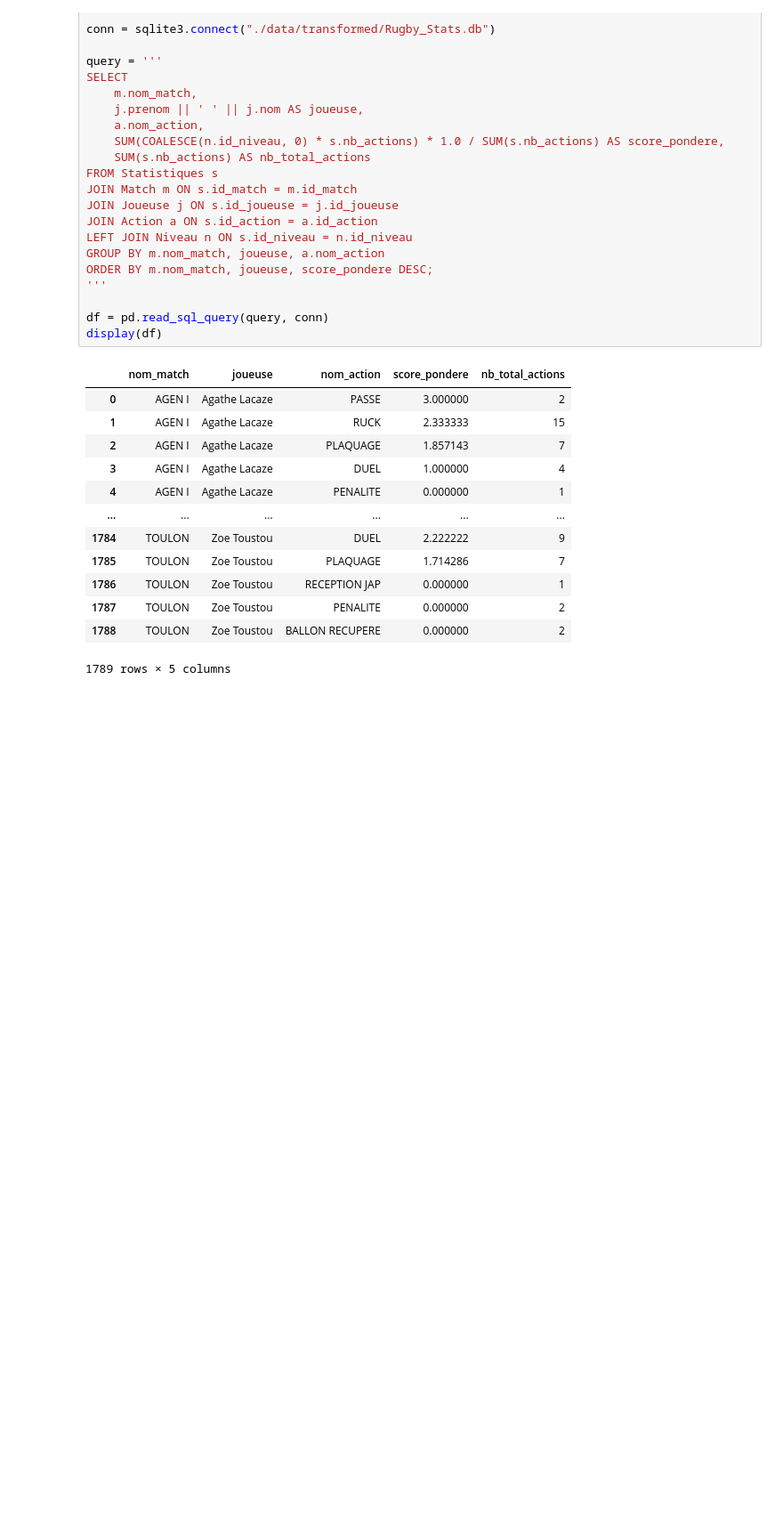
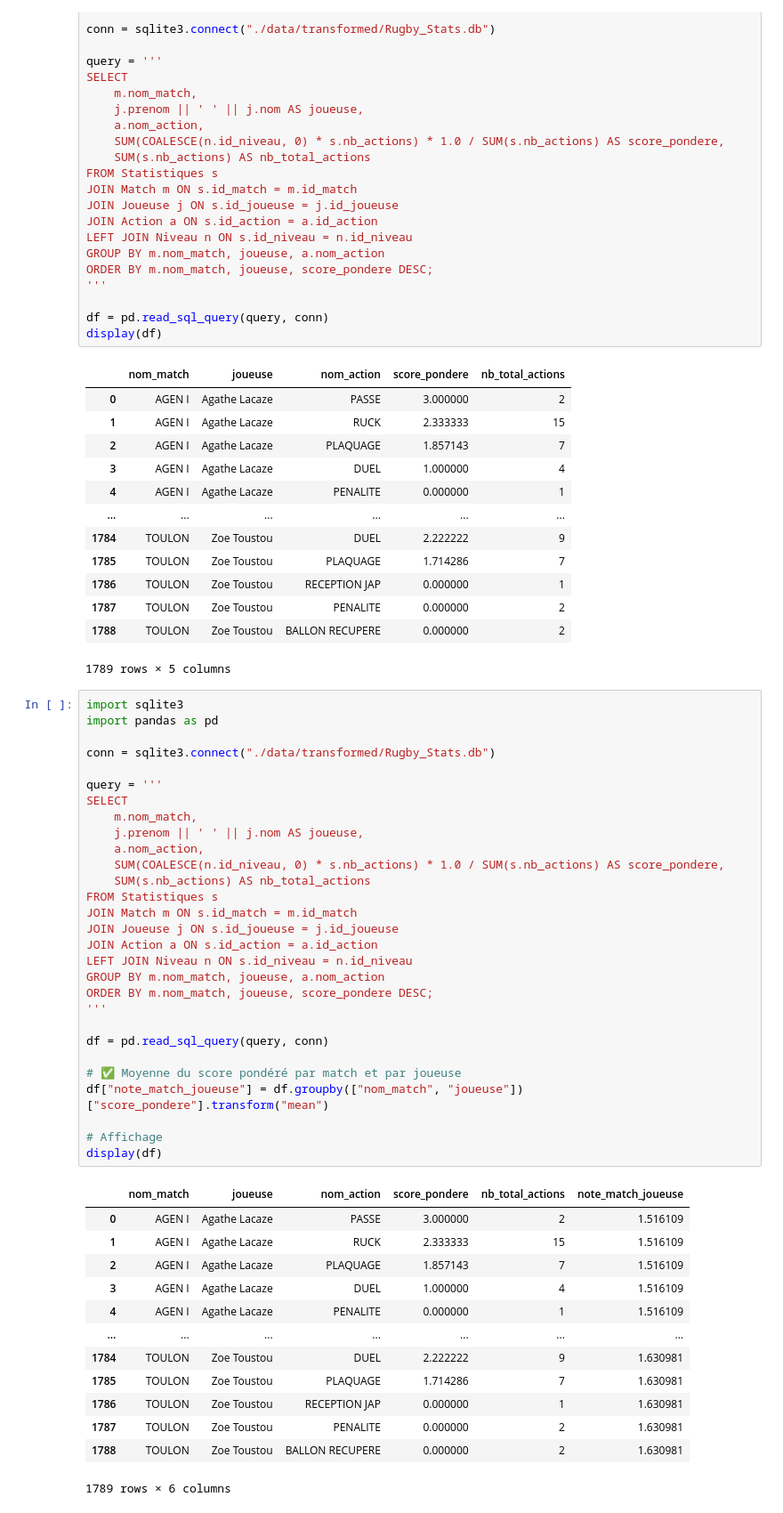
Before and after one commit to 2nzi/Rugby, a Jupyter notebook: ETL/ETL.ipynb, the cells around one changed output. Shown at 89% size. Drawn from its saved outputs; the diff is of its cells as text; blank space fills up the shorter version.

Commit message:
Enhance ETL notebook: add detailed data processing for player actions, including score normalization and average match ratings, improving data analysis capabilities.

```diff
--- a/ETL/ETL.ipynb
+++ b/ETL/ETL.ipynb
@@ -807,3 +807,46 @@ display(df)
 | 1787 | TOULON | Zoe Toustou | PENALITE | 0.000000 | 2 |
 | 1788 | TOULON | Zoe Toustou | BALLON RECUPERE | 0.000000 | 2 |
 1789 rows × 5 columns
+# %%
+import sqlite3
+import pandas as pd
+
+conn = sqlite3.connect("./data/transformed/Rugby_Stats.db")
+
+query = '''
+SELECT
+    m.nom_match,
+    j.prenom || ' ' || j.nom AS joueuse,
+    a.nom_action,
+    SUM(COALESCE(n.id_niveau, 0) * s.nb_actions) * 1.0 / SUM(s.nb_actions) AS score_pondere,
+    SUM(s.nb_actions) AS nb_total_actions
+FROM Statistiques s
+JOIN Match m ON s.id_match = m.id_match
+JOIN Joueuse j ON s.id_joueuse = j.id_joueuse
+JOIN Action a ON s.id_action = a.id_action
+LEFT JOIN Niveau n ON s.id_niveau = n.id_niveau
+GROUP BY m.nom_match, joueuse, a.nom_action
+ORDER BY m.nom_match, joueuse, score_pondere DESC;
+'''
+
+df = pd.read_sql_query(query, conn)
+
+# ✅ Moyenne du score pondéré par match et par joueuse
+df["note_match_joueuse"] = df.groupby(["nom_match", "joueuse"])["score_pondere"].transform("mean")
+
+# Affichage
+display(df)
+# %% [output]
+|  | nom_match | joueuse | nom_action | score_pondere | nb_total_actions | note_match_joueuse |
+| 0 | AGEN I | Agathe Lacaze | PASSE | 3.000000 | 2 | 1.516109 |
+| 1 | AGEN I | Agathe Lacaze | RUCK | 2.333333 | 15 | 1.516109 |
+| 2 | AGEN I | Agathe Lacaze | PLAQUAGE | 1.857143 | 7 | 1.516109 |
+| 3 | AGEN I | Agathe Lacaze | DUEL | 1.000000 | 4 | 1.516109 |
+| 4 | AGEN I | Agathe Lacaze | PENALITE | 0.000000 | 1 | 1.516109 |
+| ... | ... | ... | ... | ... | ... | ... |
+| 1784 | TOULON | Zoe Toustou | DUEL | 2.222222 | 9 | 1.630981 |
+| 1785 | TOULON | Zoe Toustou | PLAQUAGE | 1.714286 | 7 | 1.630981 |
+| 1786 | TOULON | Zoe Toustou | RECEPTION JAP | 0.000000 | 1 | 1.630981 |
+| 1787 | TOULON | Zoe Toustou | PENALITE | 0.000000 | 2 | 1.630981 |
+| 1788 | TOULON | Zoe Toustou | BALLON RECUPERE | 0.000000 | 2 | 1.630981 |
+1789 rows × 6 columns
```
Also changed, not shown: parts of 1 cell of this notebook.
